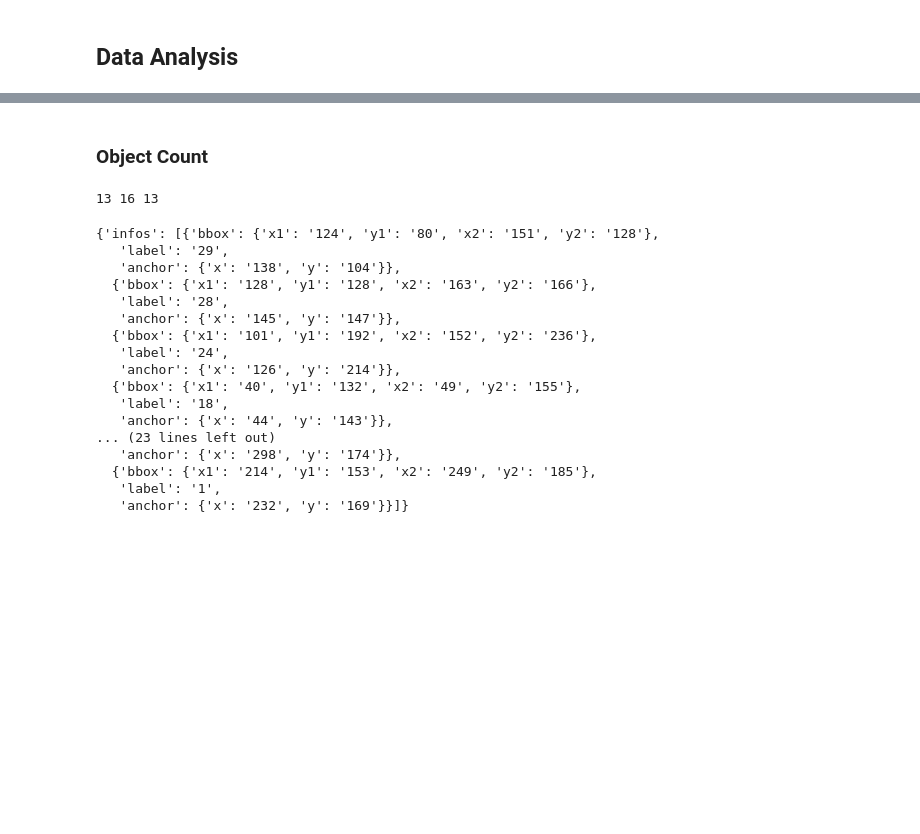
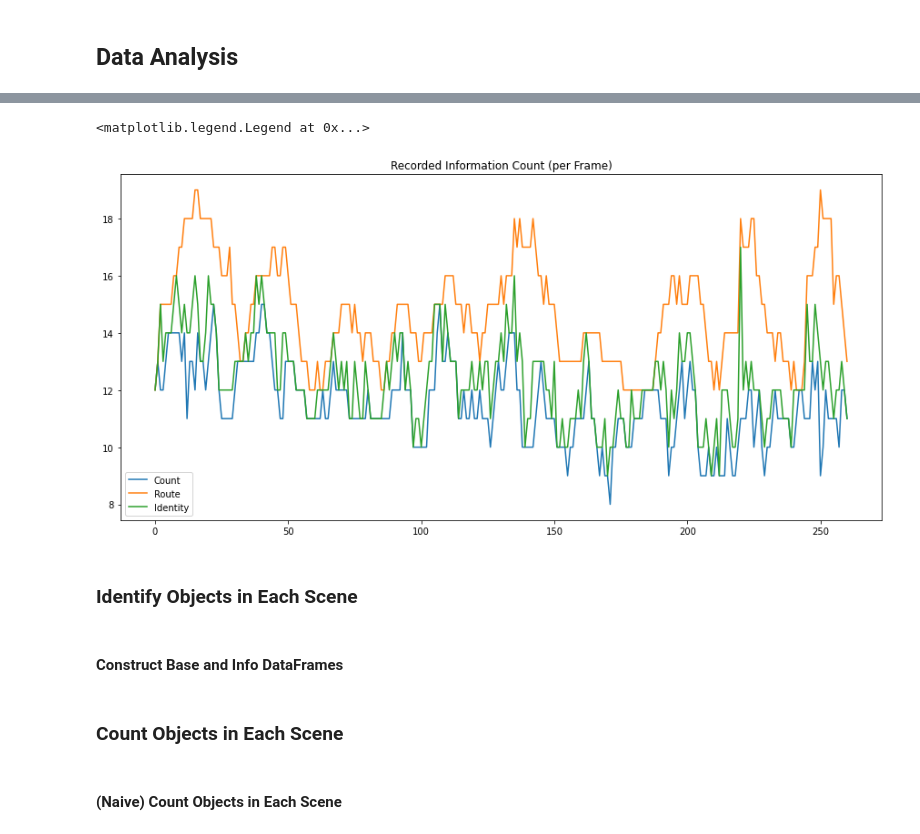
Before and after one commit to MEng-Team-Project/MEng-Team-Project-ML, a Jupyter notebook: notebooks/main.ipynb, the cells around one changed output, grey strips where cells are left out. Saved outputs shown, nothing was run; the diff lists cells and outputs as text; code cells hidden in the pictures; blank space fills up the shorter version.

```diff
--- a/notebooks/main.ipynb
+++ b/notebooks/main.ipynb
@@ -90,11 +90,11 @@ def load_frame(frame):
 
     # print(os.path.join(dataset_dir, first_frame[0]))
     with open(os.path.join(dataset_dir, first_frame[0])) as f:
-        first_frame_info = json.loads(f.read())
+        first_frame_info = json.loads(f.read())["infos"]
 
     # print(os.path.join(dataset_dir, first_frame[1]))
     with open(os.path.join(dataset_dir, first_frame[1])) as f:
-        first_frame_tracks = json.loads(f.read())
+        first_frame_tracks = json.loads(f.read())["routes"]
 
     # print(os.path.join(dataset_dir, first_frame[2]))
     with open(os.path.join(dataset_dir, first_frame[2])) as f:
@@ -127,29 +118,26 @@ plt.plot(obj_counts)
-# %% [markdown]
-### Object Count
-# %%
-last_frame_info, last_frame_track, last_frame_base = frames[50]
-print(len(last_frame_info["infos"]), len(last_frame_track["routes"]), len(last_frame_base))
-# %% [output]
-13 16 13
-# %%
-last_frame_info
-#last_frame_track
-#last_frame_base
-# %% [output]
-{'infos': [{'bbox': {'x1': '124', 'y1': '80', 'x2': '151', 'y2': '128'},
-   'label': '29',
-   'anchor': {'x': '138', 'y': '104'}},
-  {'bbox': {'x1': '128', 'y1': '128', 'x2': '163', 'y2': '166'},
-   'label': '28',
-   'anchor': {'x': '145', 'y': '147'}},
-  {'bbox': {'x1': '101', 'y1': '192', 'x2': '152', 'y2': '236'},
-   'label': '24',
-   'anchor': {'x': '126', 'y': '214'}},
-  {'bbox': {'x1': '40', 'y1': '132', 'x2': '49', 'y2': '155'},
-   'label': '18',
-   'anchor': {'x': '44', 'y': '143'}},
-... (23 lines left out)
-   'anchor': {'x': '298', 'y': '174'}},
-  {'bbox': {'x1': '214', 'y1': '153', 'x2': '249', 'y2': '185'},
-   'label': '1',
-   'anchor': {'x': '232', 'y': '169'}}]}
+# %%
+import matplotlib.pyplot as plt
+
+plt.rcParams["figure.figsize"] = (15,7)
+
+# NOTE: The format of frames := [(info, tracks, base) * frame_count]
+infos  = [frame[0] for frame in frames]
+tracks = [frame[1] for frame in frames]
+bases  = [frame[2] for frame in frames]
+
+info_counts  = [len(frame[0]) for frame in frames]
+track_counts = [len(frame[1]) for frame in frames]
+base_counts  = [len(frame[2]) for frame in frames]
+
+plt.title("Recorded Information Count (per Frame)")
+plt.plot(info_counts,  label="Count")
+plt.plot(track_counts, label="Route")
+plt.plot(base_counts,  label="Identity")
+plt.legend()
+# %% [output]
+<matplotlib.legend.Legend at 0x...>
+[figure, added]
+# %% [markdown]
+### Identify Objects in Each Scene
+# %% [markdown]
+#### Construct Base and Info DataFrames
@@ -155,0 +195,4 @@ last_frame_info
+# %% [markdown]
+### Count Objects in Each Scene
+# %% [markdown]
+#### (Naive) Count Objects in Each Scene
```
Also changed, not shown: parts of 5 cells of this notebook, 1 other file.
